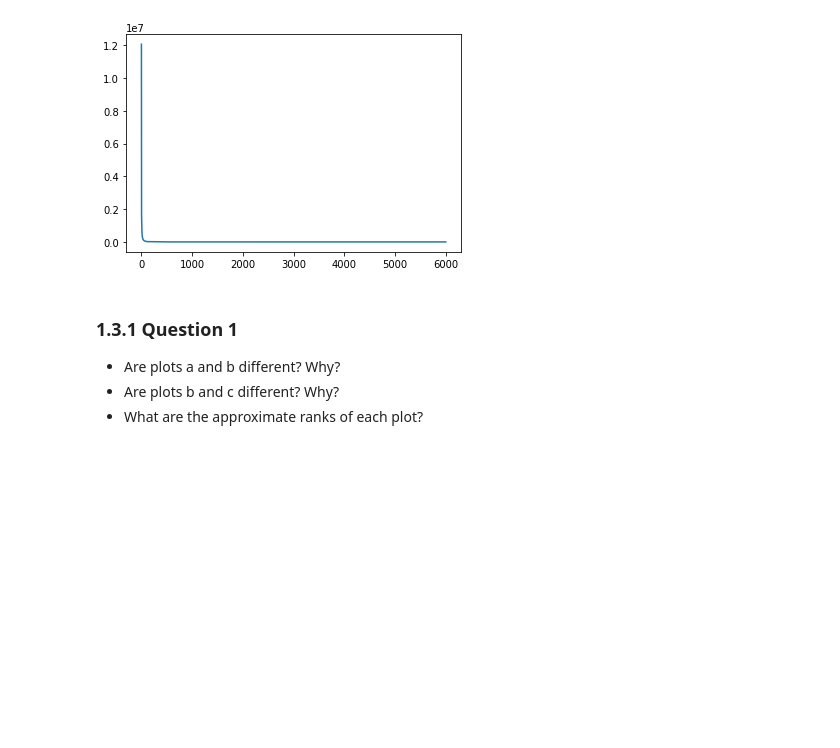
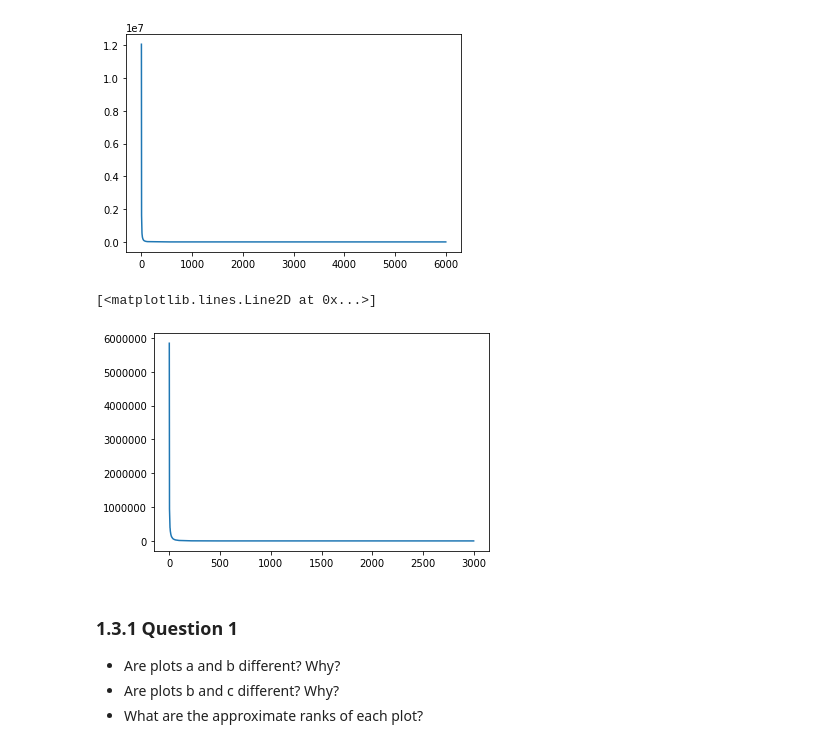
Before and after one commit to abhigyanghosh30/sem_5, a Jupyter notebook: SMAI/assignment1/assignment1_template.ipynb, the cells around one changed output. Saved outputs shown, nothing was run; the diff lists cells and outputs as text; code cells hidden in the pictures; blank space fills up the shorter version.

```diff
--- a/SMAI/assignment1/assignment1_template.ipynb
+++ b/SMAI/assignment1/assignment1_template.ipynb
@@ -94,3 +92,15 @@ plt.plot(values)
+# %%
+# Randomly selected 50% of the training data (plot d)
+import random
+random.shuffle(train_data)
+half_data = train_data[0:3000]
+values, vectors = np.linalg.eig(np.cov(half_data))
+values.sort()
+values = values[::-1]
+plt.plot(values)
+# %% [output]
+[<matplotlib.lines.Line2D at 0x...>]
+[figure, added]
 # %% [markdown]
 ### 1.3.1 Question 1
 - Are plots a and b different? Why?
```
Also changed, not shown: parts of 4 cells of this notebook.
